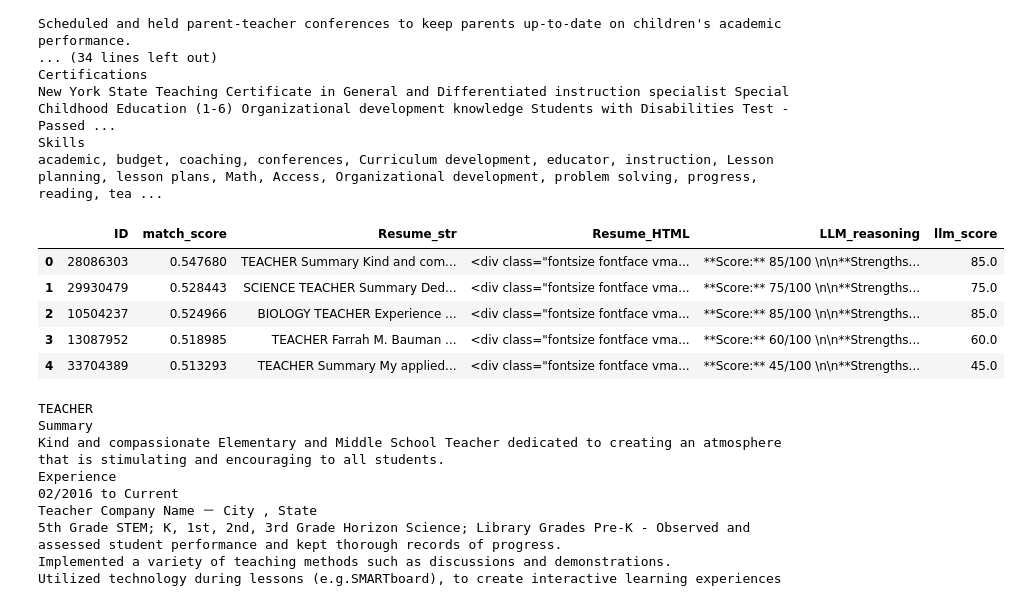
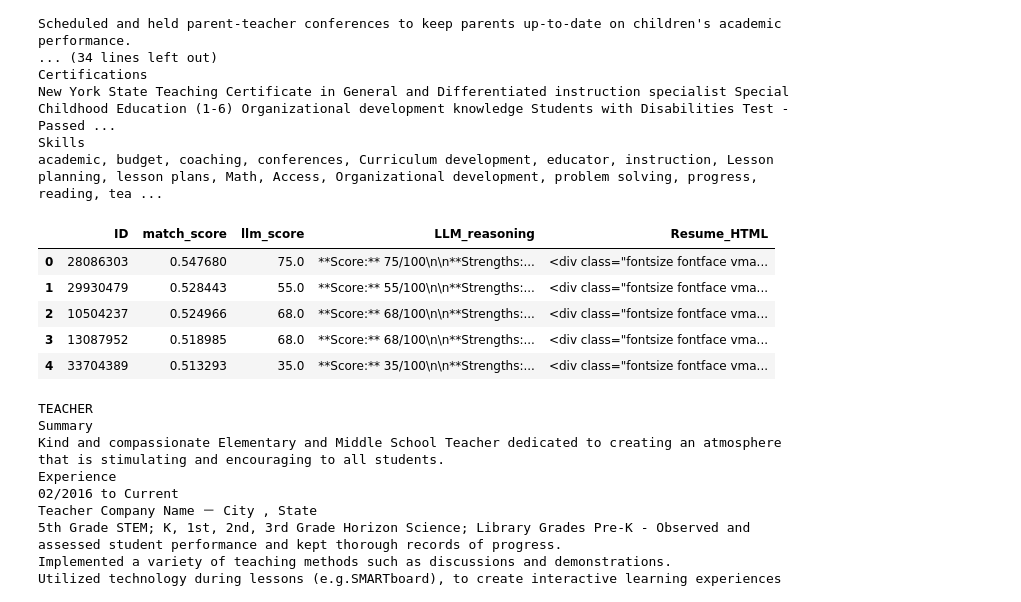
Before and after one commit to sandipanarnab/NLP-Resume-Parser, a Jupyter notebook: Notebook/ATS Resume parser.ipynb, the cells around one changed output. Saved outputs shown, nothing was run; the diff lists cells and outputs as text; code cells hidden in the pictures.

Commit message:
Update notebook: ATS Resume parser

```diff
--- a/Notebook/ATS Resume parser.ipynb
+++ b/Notebook/ATS Resume parser.ipynb
@@ -289,10 +310,14 @@ import pandas as pd
 from sentence_transformers import SentenceTransformer
 from sklearn.metrics.pairwise import cosine_similarity
 from openai import OpenAI
+import os
+from dotenv import load_dotenv
 
-# --- Load your resume data and JD ---
-# teacher_resume = pd.read_csv("your_file.csv")
-# science_teacher_jd = "Job description for a science teacher..."
+# --- Assume data and JD are already defined ---
+# science_teacher_jd: str (defined earlier)
+# teacher_resume: pd.DataFrame (loaded from CSV, filtered on "Teacher")
+# Make sure 'Resume_str' and 'Resume_html' are present and non-null
+teacher_resume['Resume_str'] = teacher_resume['Resume_str'].fillna("")
 
 # --- Initialize embedding model ---
 embed_model = SentenceTransformer('all-MiniLM-L6-v2')
@@ -301,10 +326,7 @@ embed_model = SentenceTransformer('all-MiniLM-L6-v2')
 jd_embedding = embed_model.encode(science_teacher_jd, convert_to_numpy=True)
 
 # --- Embed all resumes ---
-resume_embeddings = [
-    embed_model.encode(text, convert_to_numpy=True)
-    for text in teacher_resume['Resume_str']
-]
+resume_embeddings = embed_model.encode(teacher_resume['Resume_str'].tolist(), convert_to_numpy=True)
 
 # --- Semantic similarity matching ---
 similarities = cosine_similarity([jd_embedding], resume_embeddings).flatten()
@@ -315,11 +337,16 @@ top_k = 5
 top_candidates = teacher_resume.sort_values(by="match_score", ascending=False).head(top_k).copy()
 
 # --- Initialize OpenRouter DeepSeek client ---
+
+load_dotenv(dotenv_path=os.path.join(os.path.dirname(os.getcwd()), '.env'))
+api_key = os.getenv("OPENROUTER_API_KEY")
+
 client = OpenAI(
     base_url="https://openrouter.ai/api/v1",
-    api_key="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"
+    api_key=api_key
 )
-REASONING_MODEL = "deepseek/deepseek-chat-v3-0324:free"
+
+REASONING_MODEL = "mistralai/mistral-small-3.2-24b-instruct:free"
 
 # --- Reasoning-based reranking ---
 ranked_results = []
@@ -365,42 +392,42 @@ Focus particularly on:
         response = client.chat.completions.create(
             model=REASONING_MODEL,
             messages=[
                 {"role": "system", "content": "You are a highly accurate, concise hiring assistant. Your job is to score candidates based on skill and experience match with scientific clarity."},
                 {"role": "user", "content": prompt}
             ],
             temperature=0.7
         )
         reasoning = response.choices[0].message.content
     except Exception as e:
         reasoning = f"Error in reasoning: {e}"
 
     ranked_results.append({
         "ID": row["ID"],
         "match_score": row["match_score"],
         "Resume_str": row["Resume_str"],
-        "Resume_HTML": row["Resume_html"],
+        "Resume_HTML": row.get("Resume_html", ""),  # Safely get HTML if present
         "LLM_reasoning": reasoning
     })
 
 # --- Convert to final dataframe ---
 final_df = pd.DataFrame(ranked_results)
 
 # --- Extract numeric LLM score ---
 def extract_score(text):
     match = re.search(r'(\d+(\.\d+)?)/100', text)
     return float(match.group(1)) if match else None
 
 final_df['llm_score'] = final_df['LLM_reasoning'].apply(extract_score)
 
-# --- Print the final DataFrame ---
-final_df
+# --- Show result ---
+final_df[["ID", "match_score", "llm_score", "LLM_reasoning", "Resume_HTML"]].head(top_k)
 # %% [output]
-|  | ID | match_score | Resume_str | Resume_HTML | LLM_reasoning | llm_score |
-| 0 | 28086303 | 0.547680 | TEACHER Summary Kind and com... | <div class="fontsize fontface vma... | **Score:** 85/100 \n\n**Strengths... | 85.0 |
-| 1 | 29930479 | 0.528443 | SCIENCE TEACHER Summary Ded... | <div class="fontsize fontface vma... | **Score:** 75/100 \n\n**Strengths... | 75.0 |
-| 2 | 10504237 | 0.524966 | BIOLOGY TEACHER Experience ... | <div class="fontsize fontface vma... | **Score:** 85/100 \n\n**Strengths... | 85.0 |
-| 3 | 13087952 | 0.518985 | TEACHER Farrah M. Bauman ... | <div class="fontsize fontface vma... | **Score:** 60/100 \n\n**Strengths... | 60.0 |
-| 4 | 33704389 | 0.513293 | TEACHER Summary My applied... | <div class="fontsize fontface vma... | **Score:** 45/100 \n\n**Strengths... | 45.0 |
+|  | ID | match_score | llm_score | LLM_reasoning | Resume_HTML |
+| 0 | 28086303 | 0.547680 | 75.0 | **Score:** 75/100\n\n**Strengths:... | <div class="fontsize fontface vma... |
+| 1 | 29930479 | 0.528443 | 55.0 | **Score:** 55/100\n\n**Strengths:... | <div class="fontsize fontface vma... |
+| 2 | 10504237 | 0.524966 | 68.0 | **Score:** 68/100\n\n**Strengths:... | <div class="fontsize fontface vma... |
+| 3 | 13087952 | 0.518985 | 68.0 | **Score:** 68/100\n\n**Strengths:... | <div class="fontsize fontface vma... |
+| 4 | 33704389 | 0.513293 | 35.0 | **Score:** 35/100\n\n**Strengths:... | <div class="fontsize fontface vma... |
 # %%
 from IPython.core.display import display, HTML
 
```
Also changed, not shown: parts of 6 cells of this notebook.
